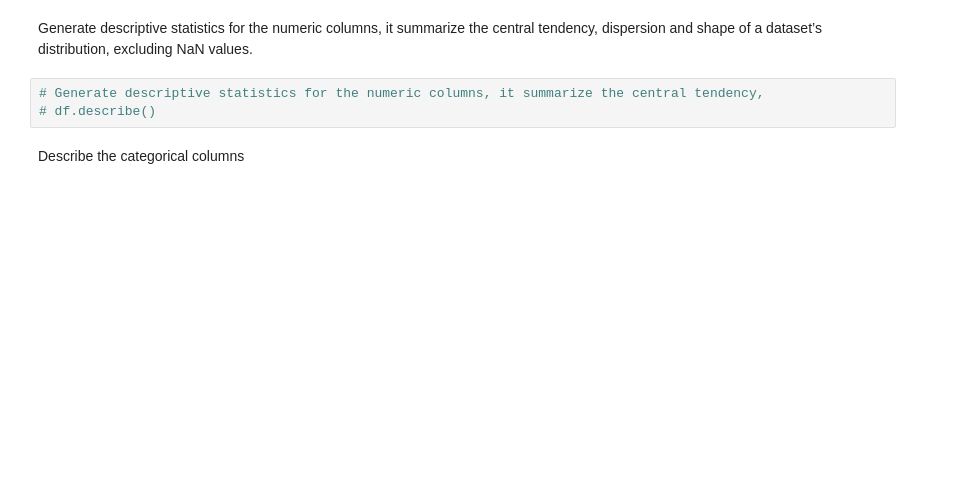
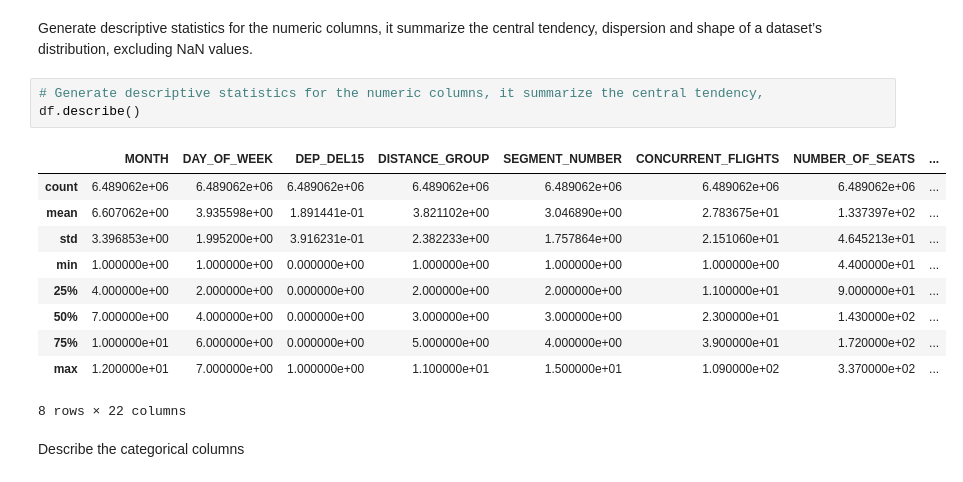
Before and after one commit to RehamTousoun/DataAnalytics_Capstone, a Jupyter notebook: flightDelay.ipynb, the cells around one changed output. Saved outputs shown, nothing was run; the diff lists cells and outputs as text; blank space fills up the shorter version.

```diff
--- a/flightDelay.ipynb
+++ b/flightDelay.ipynb
@@ -152,7 +216,18 @@ Generate descriptive statistics for the numeric columns, it summarize the centra
 dispersion and shape of a dataset’s distribution, excluding NaN values.
 # %%
 # Generate descriptive statistics for the numeric columns, it summarize the central tendency,
-# df.describe()
+df.describe()
+# %% [output]
+|  | MONTH | DAY_OF_WEEK | DEP_DEL15 | DISTANCE_GROUP | SEGMENT_NUMBER | CONCURRENT_FLIGHTS | NUMBER_OF_SEATS | ... |
+| count | 6.489062e+06 | 6.489062e+06 | 6.489062e+06 | 6.489062e+06 | 6.489062e+06 | 6.489062e+06 | 6.489062e+06 | ... |
+| mean | 6.607062e+00 | 3.935598e+00 | 1.891441e-01 | 3.821102e+00 | 3.046890e+00 | 2.783675e+01 | 1.337397e+02 | ... |
+| std | 3.396853e+00 | 1.995200e+00 | 3.916231e-01 | 2.382233e+00 | 1.757864e+00 | 2.151060e+01 | 4.645213e+01 | ... |
+| min | 1.000000e+00 | 1.000000e+00 | 0.000000e+00 | 1.000000e+00 | 1.000000e+00 | 1.000000e+00 | 4.400000e+01 | ... |
+| 25% | 4.000000e+00 | 2.000000e+00 | 0.000000e+00 | 2.000000e+00 | 2.000000e+00 | 1.100000e+01 | 9.000000e+01 | ... |
+| 50% | 7.000000e+00 | 4.000000e+00 | 0.000000e+00 | 3.000000e+00 | 3.000000e+00 | 2.300000e+01 | 1.430000e+02 | ... |
+| 75% | 1.000000e+01 | 6.000000e+00 | 0.000000e+00 | 5.000000e+00 | 4.000000e+00 | 3.900000e+01 | 1.720000e+02 | ... |
+| max | 1.200000e+01 | 7.000000e+00 | 1.000000e+00 | 1.100000e+01 | 1.500000e+01 | 1.090000e+02 | 3.370000e+02 | ... |
+8 rows × 22 columns
 # %% [markdown]
 Describe the categorical columns
 # %%
```
Also changed, not shown: parts of 18 cells of this notebook.
